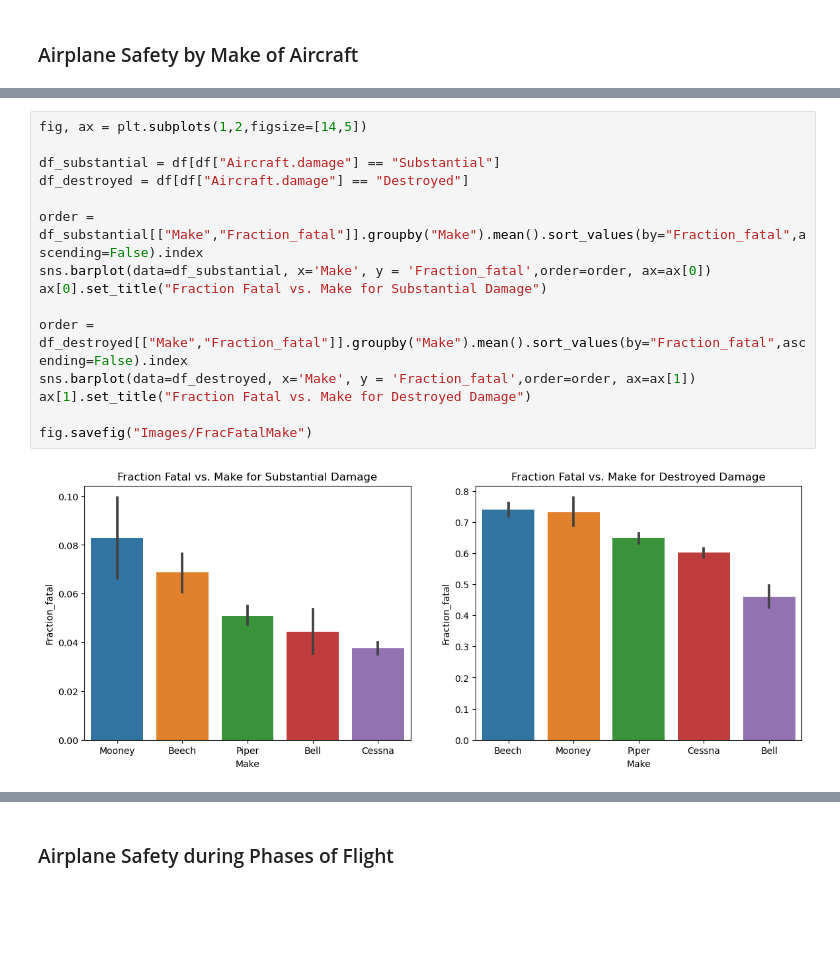
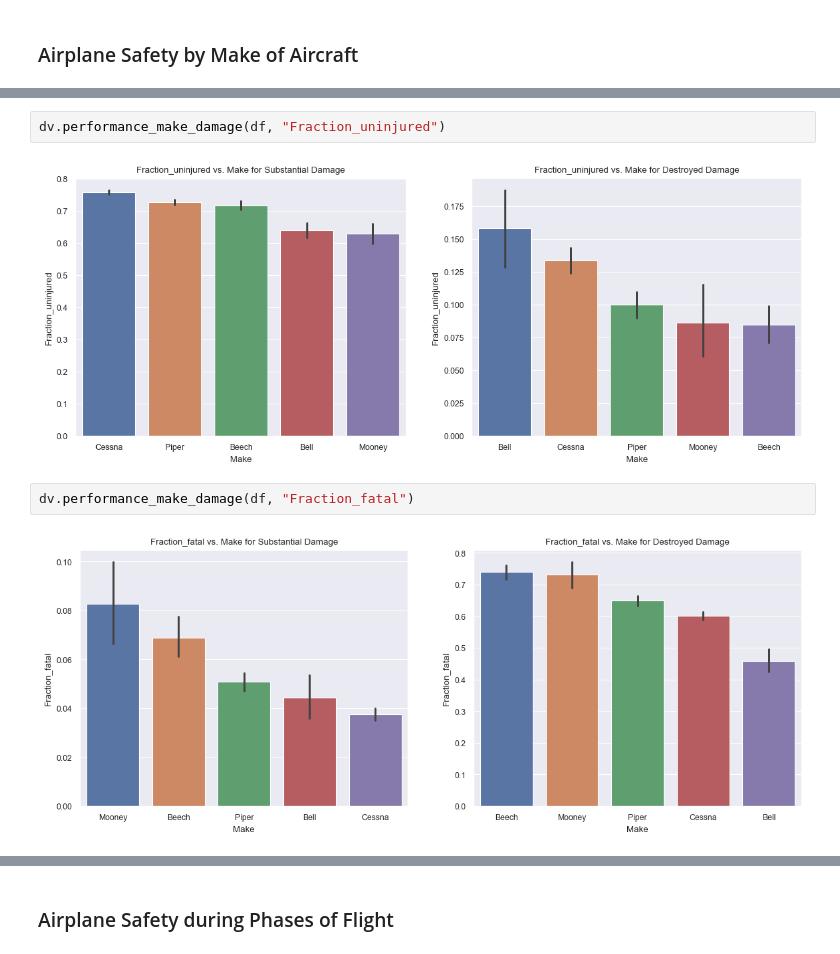
Before and after one commit to jgoett2/Phase1-Airplane-Zach-Jeff, a Jupyter notebook: AirplaneProject.ipynb, the cells around one changed output, grey strips where cells are left out. Drawn from its saved outputs; the diff is of its cells as text; blank space fills up the shorter version.

```diff
--- a/AirplaneProject.ipynb
+++ b/AirplaneProject.ipynb
@@ -73,17 +63,8 @@ fig.savefig("Images/FracUninuredMake")
-# %%
-fig, ax = plt.subplots(1,2,figsize=[14,5])
-
-df_substantial = df[df["Aircraft.damage"] == "Substantial"]
-df_destroyed = df[df["Aircraft.damage"] == "Destroyed"]
-
-order = df_substantial[["Make","Fraction_fatal"]].groupby("Make").mean().sort_values(by="Fraction_fatal",ascending=False).index
-sns.barplot(data=df_substantial, x='Make', y = 'Fraction_fatal',order=order, ax=ax[0])
-ax[0].set_title("Fraction Fatal vs. Make for Substantial Damage")
-
-order = df_destroyed[["Make","Fraction_fatal"]].groupby("Make").mean().sort_values(by="Fraction_fatal",ascending=False).index
-sns.barplot(data=df_destroyed, x='Make', y = 'Fraction_fatal',order=order, ax=ax[1])
-ax[1].set_title("Fraction Fatal vs. Make for Destroyed Damage")
-
-fig.savefig("Images/FracFatalMake")
-# %% [output]
-[figure, removed]
+# %%
+dv.performance_make_damage(df, "Fraction_uninjured")
+# %% [output]
+[figure, added]
+# %%
+dv.performance_make_damage(df, "Fraction_fatal")
+# %% [output]
+[figure, added]
```
Also changed, not shown: parts of 15 cells of this notebook.
